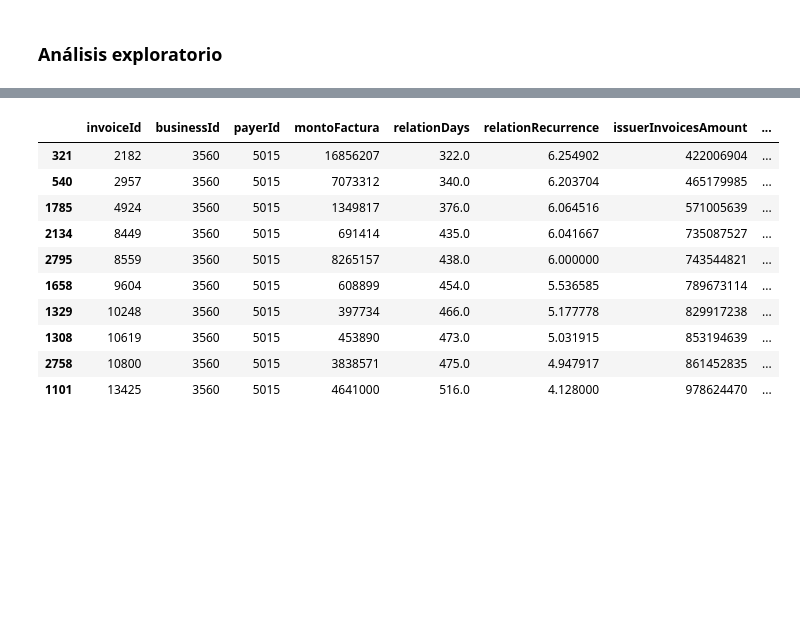
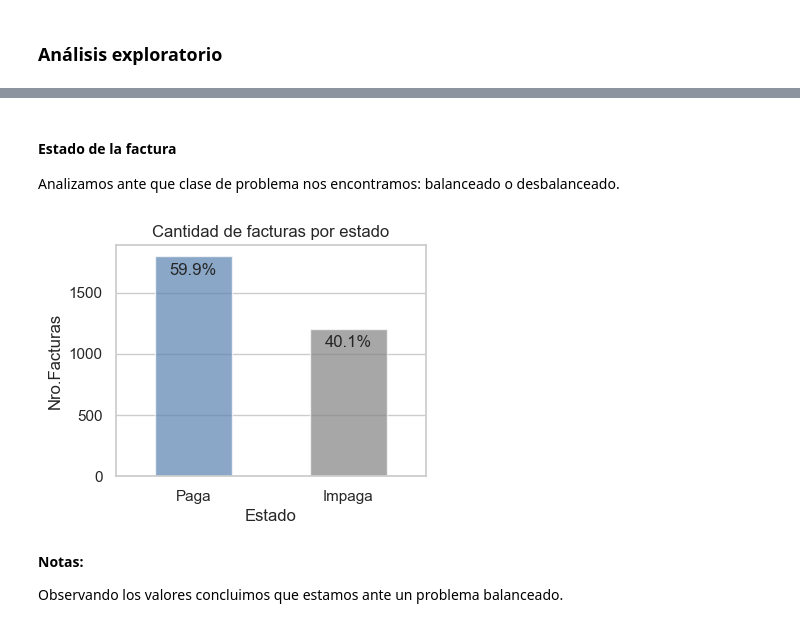
Before and after one commit to lezamora/xepelin_challenge, a Jupyter notebook: notebooks/02_analisis_exploratorio.ipynb, the cells around one changed output, grey strips where cells are left out. Drawn from its saved outputs; the diff is of its cells as text; code cells hidden in the pictures; blank space fills up the shorter version.

```diff
--- a/notebooks/02_analisis_exploratorio.ipynb
+++ b/notebooks/02_analisis_exploratorio.ipynb
@@ -31,0 +31,3 @@ df["auxAmountFactura"] = 1
+# %%
+# Dado el notebook anterior definimos una variable que indique si la factura esta o no paga
+df["facturaMorosa"] = np.where(df["mora"] > 0, 1, 0)
@@ -56,2 +41,0 @@ df_payers_facturas.head()
-# %%
-df = df.sort_values(["payerId", "diasActividadPagador"]).copy()
@@ -95,2 +41,0 @@ df.loc[df["payerId"] == 5015].sort_values("diasActividadPagador").head(10)
-# %%
-df = df.sort_values(["businessId", "invoiceId"]).copy()
@@ -112,15 +41,0 @@ df.fillna(0, inplace=True)
-# %%
-pd.set_option("display.max_columns", None)
-df.loc[df["businessId"] == 3560].sort_values("invoiceId").head(10)
-# %% [output]
-|  | invoiceId | businessId | payerId | montoFactura | relationDays | relationRecurrence | issuerInvoicesAmount | ... |
-| 321 | 2182 | 3560 | 5015 | 16856207 | 322.0 | 6.254902 | 422006904 | ... |
-| 540 | 2957 | 3560 | 5015 | 7073312 | 340.0 | 6.203704 | 465179985 | ... |
-| 1785 | 4924 | 3560 | 5015 | 1349817 | 376.0 | 6.064516 | 571005639 | ... |
-| 2134 | 8449 | 3560 | 5015 | 691414 | 435.0 | 6.041667 | 735087527 | ... |
-| 2795 | 8559 | 3560 | 5015 | 8265157 | 438.0 | 6.000000 | 743544821 | ... |
-| 1658 | 9604 | 3560 | 5015 | 608899 | 454.0 | 5.536585 | 789673114 | ... |
-| 1329 | 10248 | 3560 | 5015 | 397734 | 466.0 | 5.177778 | 829917238 | ... |
-| 1308 | 10619 | 3560 | 5015 | 453890 | 473.0 | 5.031915 | 853194639 | ... |
-| 2758 | 10800 | 3560 | 5015 | 3838571 | 475.0 | 4.947917 | 861452835 | ... |
-| 1101 | 13425 | 3560 | 5015 | 4641000 | 516.0 | 4.128000 | 978624470 | ... |
@@ -128,0 +42,54 @@ df.to_csv("test.csv", index_label=False)
+# %% [markdown]
+#### Estado de la factura
+Analizamos ante que clase de problema nos encontramos: balanceado o desbalanceado.
+# %%
+# Agrupamos por tipo y contabilizamos
+df_facturas_estado = df.groupby("facturaMorosa").size().reset_index(name="nro_facturas")
+df_facturas_estado["porcentaje"] = df_facturas_estado["nro_facturas"].apply(
+    lambda x: x / df.shape[0] * 100
+)
+
+# Le damos nombre a las categorias
+df_facturas_estado["facturaMorosa"] = df_facturas_estado["facturaMorosa"].map(
+    {0: "Paga", 1: "Impaga"}
+)
+# %%
+# Se configura el estilo de Seaborn
+sns.set(style="whitegrid")
+
+# Se crea el gráfico de barras
+plt.figure(figsize=(4, 3))
+ax = sns.barplot(
+    x="facturaMorosa",
+    y="nro_facturas",
+    data=df_facturas_estado,
+    alpha=0.7,
+    palette=["#4A81BF", "#828282"],
+    width=0.5,
+)
+
+# Se agrega etiquetas y título
+plt.xlabel("Estado")
+plt.ylabel("Nro.Facturas")
+plt.title("Cantidad de facturas por estado")
+
+# Se agregan anotaciones
+for p, value in zip(ax.patches, df_facturas_estado["porcentaje"]):
+    ax.annotate(
+        f"{value:.1f}%",
+        (p.get_x() + p.get_width() / 2.0, p.get_height()),
+        ha="center",
+        va="center",
+        xytext=(0, -10),
+        textcoords="offset points",
+    )
+
+
+# Se muestra el gráfico
+plt.show()
+# %% [output]
+[figure, added]
+# %% [markdown]
+**Notas:**
+
+Observando los valores concluimos que estamos ante un problema balanceado.
```
Also changed, not shown: parts of 102 cells of this notebook, 1 other file.
